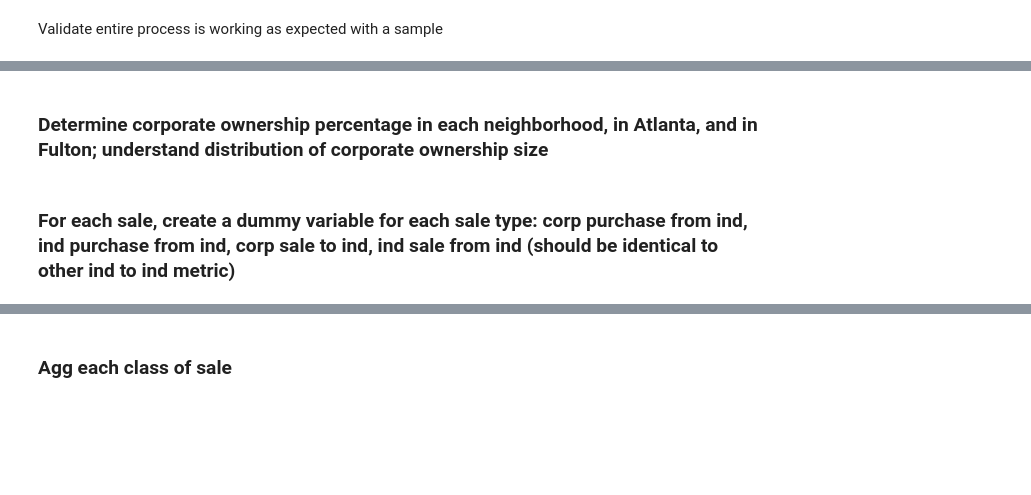
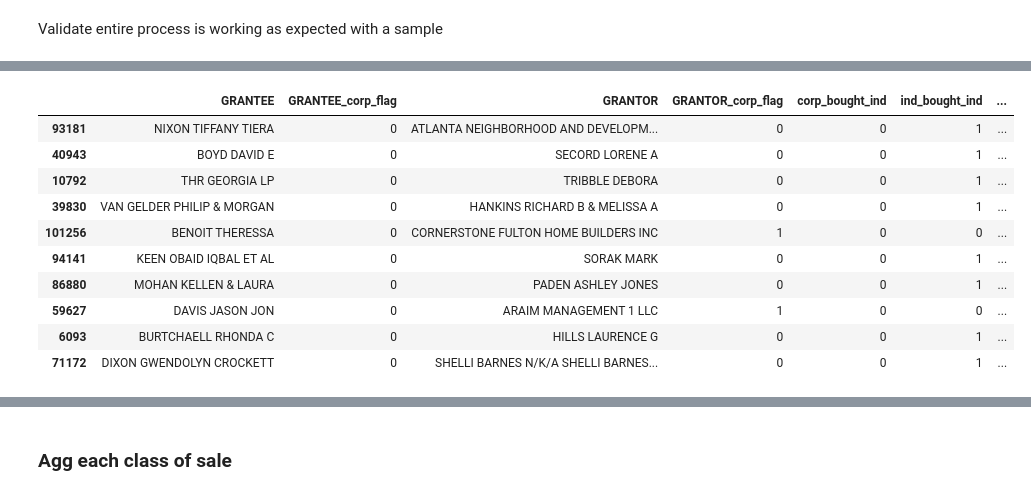
Before and after one commit to Nicholas-Polimeni/wealth-loss-sfr, a Jupyter notebook: analysis.ipynb, the cells around one changed output, grey strips where cells are left out. Saved outputs shown, nothing was run; the diff lists cells and outputs as text; code cells hidden in the pictures; blank space fills up the shorter version.

```diff
--- a/analysis.ipynb
+++ b/analysis.ipynb
@@ -184,3 +179,8 @@ print(banks)
+# %%
+with open("./output/govt.txt", "w") as f:
+    f.write("\n".join(govt))
+with open("./output/banks.txt", "w") as f:
+    f.write("\n".join(banks))
 # %% [markdown]
 ### Basic methodology to identify same owners (needed for next steps)
 - Drop any rows without Owner Address
@@ -957,7 +971,7 @@ corp_keywords = [
     'L L P', ' L P', 'LTD', ' CORP', 'CORPORATION',
     'COMPANY', ' CO ', 'LIMITED', 'PARTNERSHIP', 'PARTNERSHIPS',
     'ASSOCIATION', 'ASSOC', 'INCORPORATED', 'INCORP',
-    'L.T.D', 'LTD'
+    'L.T.D', 'LTD', "HOME"
 ]
 
 # Make a list of all corp owners
@@ -993,4 +988,44 @@ govt += fulton_sales_all[
-# %% [markdown]
-### Determine corporate ownership percentage in each neighborhood, in Atlanta, and in Fulton; understand distribution of corporate ownership size
-# %% [markdown]
-### For each sale, create a dummy variable for each sale type: corp purchase from ind, ind purchase from ind, corp sale to ind, ind sale from ind (should be identical to other ind to ind metric)
+# %%
+# Flag for any corp owner
+fulton_sales_all["GRANTEE_corp_flag"] = fulton_sales_all['GRANTEE'].isin(corps).astype(int)
+fulton_sales_all["GRANTOR_corp_flag"] = fulton_sales_all['GRANTOR'].isin(corps).astype(int)
+
+digest_full_geo_nbhd["own_corp_flag"] = digest_full_geo_nbhd["Own1"].isin(corps).astype(int)
+
+# Sale type matrix
+
+fulton_sales_all['corp_bought_ind'] = 0
+fulton_sales_all['ind_bought_ind'] = 0
+fulton_sales_all['corp_sold_ind'] = 0
+fulton_sales_all['ind_sold_ind'] = 0
+
+fulton_sales_all.loc[
+    (fulton_sales_all["GRANTEE_corp_flag"] == 1) & (fulton_sales_all["GRANTOR_corp_flag"] == 0), 'corp_bought_ind'
+] = 1
+fulton_sales_all.loc[
+    (fulton_sales_all["GRANTEE_corp_flag"] == 0) & (fulton_sales_all["GRANTOR_corp_flag"] == 0), 'ind_bought_ind'
+] = 1
+fulton_sales_all.loc[
+    (fulton_sales_all["GRANTEE_corp_flag"] == 0) & (fulton_sales_all["GRANTOR_corp_flag"] == 1), 'corp_sold_ind'
+] = 1
+fulton_sales_all.loc[
+    (fulton_sales_all["GRANTEE_corp_flag"] == 0) & (fulton_sales_all["GRANTOR_corp_flag"] == 0), 'ind_sold_ind'
+] = 1
+
+# Validate sale matrix is correct
+fulton_sales_all[[
+    "GRANTEE", "GRANTEE_corp_flag", "GRANTOR", "GRANTOR_corp_flag", "corp_bought_ind", "ind_bought_ind",
+    "corp_sold_ind", "ind_sold_ind"
+]].sample(10)
+# %% [output]
+|  | GRANTEE | GRANTEE_corp_flag | GRANTOR | GRANTOR_corp_flag | corp_bought_ind | ind_bought_ind | ... |
+| 93181 | NIXON TIFFANY TIERA | 0 | ATLANTA NEIGHBORHOOD AND DEVELOPM... | 0 | 0 | 1 | ... |
+| 40943 | BOYD DAVID E | 0 | SECORD LORENE A | 0 | 0 | 1 | ... |
+| 10792 | THR GEORGIA LP | 0 | TRIBBLE DEBORA | 0 | 0 | 1 | ... |
+| 39830 | VAN GELDER PHILIP & MORGAN | 0 | HANKINS RICHARD B & MELISSA A | 0 | 0 | 1 | ... |
+| 101256 | BENOIT THERESSA | 0 | CORNERSTONE FULTON HOME BUILDERS INC | 1 | 0 | 0 | ... |
+| 94141 | KEEN OBAID IQBAL ET AL | 0 | SORAK MARK | 0 | 0 | 1 | ... |
+| 86880 | MOHAN KELLEN & LAURA | 0 | PADEN ASHLEY JONES | 0 | 0 | 1 | ... |
+| 59627 | DAVIS JASON JON | 0 | ARAIM MANAGEMENT 1 LLC | 1 | 0 | 0 | ... |
+| 6093 | BURTCHAELL RHONDA C | 0 | HILLS LAURENCE G | 0 | 0 | 1 | ... |
+| 71172 | DIXON GWENDOLYN CROCKETT | 0 | SHELLI BARNES N/K/A SHELLI BARNES... | 0 | 0 | 1 | ... |
```
Also changed, not shown: parts of 24 cells of this notebook.
